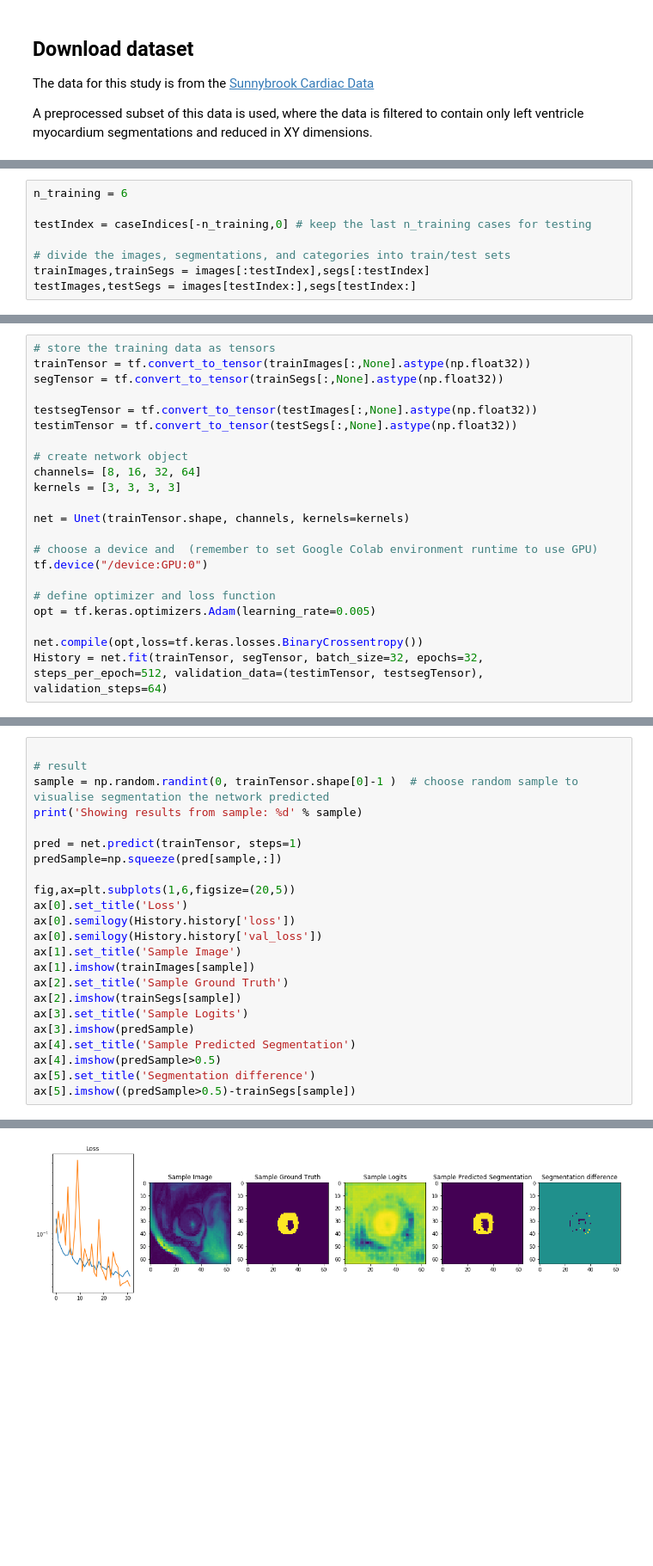
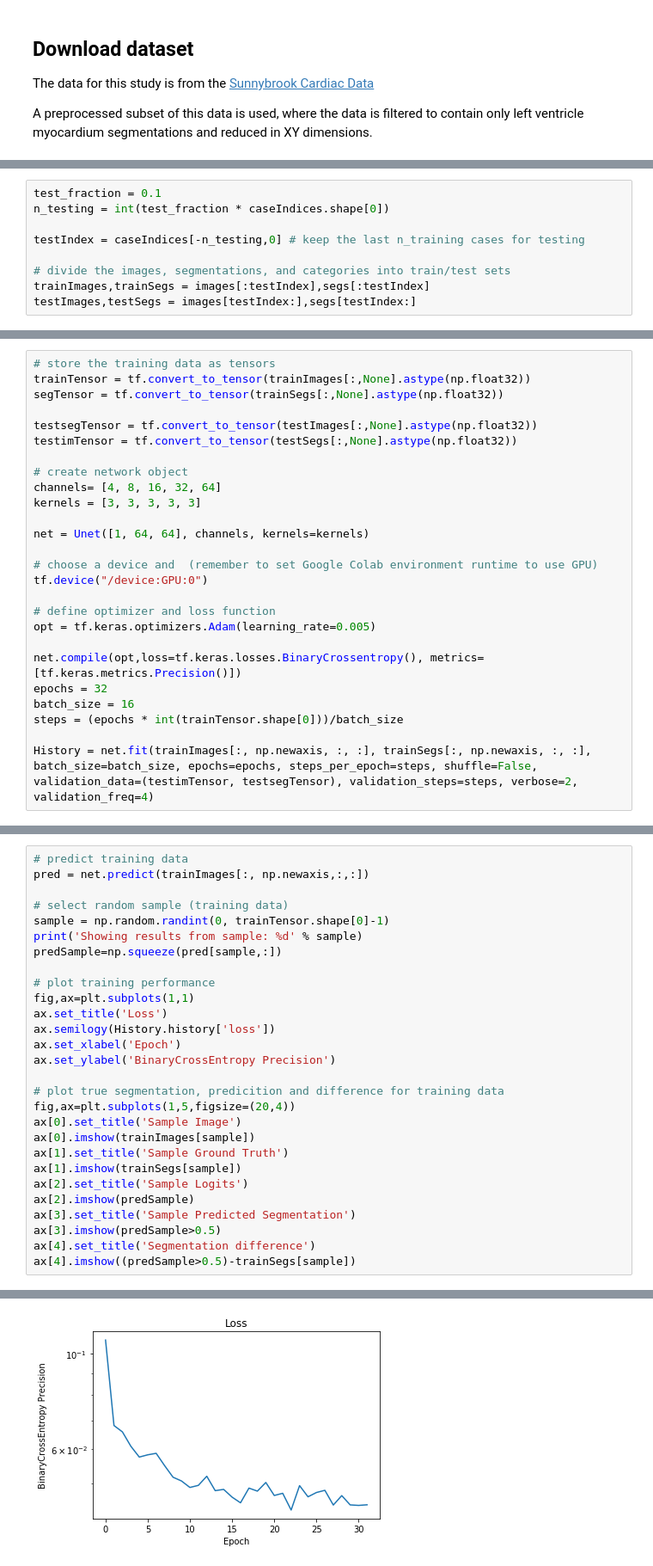
Before and after one commit to laurencejackson/NeuralNets_MRAI, a Jupyter notebook: LV_segmentation/LV_segmentation.ipynb, the cells around one changed output, grey strips where cells are left out. Shown: that part at 86% size. Saved outputs shown, nothing was run; the diff lists cells and outputs as text; blank space fills up the shorter version.

Commit message:
improved segmentations

```diff
--- a/LV_segmentation/LV_segmentation.ipynb
+++ b/LV_segmentation/LV_segmentation.ipynb
@@ -54,7 +54,8 @@ This code block splits the data set into training and test data where the variab
 # %%
-n_training = 6
+test_fraction = 0.1
+n_testing = int(test_fraction * caseIndices.shape[0])
 
-testIndex = caseIndices[-n_training,0] # keep the last n_training cases for testing
+testIndex = caseIndices[-n_testing,0] # keep the last n_training cases for testing
 
 # divide the images, segmentations, and categories into train/test sets
 trainImages,trainSegs = images[:testIndex],segs[:testIndex]
@@ -130,10 +147,10 @@ testsegTensor = tf.convert_to_tensor(testImages[:,None].astype(np.float32))
 testimTensor = tf.convert_to_tensor(testSegs[:,None].astype(np.float32))
 
 # create network object
-channels= [8, 16, 32, 64]
-kernels = [3, 3, 3, 3]
+channels= [4, 8, 16, 32, 64]
+kernels = [3, 3, 3, 3, 3]
 
-net = Unet(trainTensor.shape, channels, kernels=kernels)
+net = Unet([1, 64, 64], channels, kernels=kernels)
 
 # choose a device and  (remember to set Google Colab environment runtime to use GPU)
 tf.device("/device:GPU:0")
@@ -141,6 +158,10 @@ tf.device("/device:GPU:0")
 # define optimizer and loss function
 opt = tf.keras.optimizers.Adam(learning_rate=0.005)
 
-net.compile(opt,loss=tf.keras.losses.BinaryCrossentropy())
-History = net.fit(trainTensor, segTensor, batch_size=32, epochs=32, steps_per_epoch=512, validation_data=(testimTensor, testsegTensor), validation_steps=64)
+net.compile(opt,loss=tf.keras.losses.BinaryCrossentropy(), metrics=[tf.keras.metrics.Precision()])
+epochs = 32
+batch_size = 16
+steps = (epochs * int(trainTensor.shape[0]))/batch_size
+
+History = net.fit(trainImages[:, np.newaxis, :, :], trainSegs[:, np.newaxis, :, :], batch_size=batch_size, epochs=epochs, steps_per_epoch=steps, shuffle=False, validation_data=(testimTensor, testsegTensor), validation_steps=steps, verbose=2, validation_freq=4)
 # %% [output]
@@ -167,24 +188,29 @@ view a random sample of the test data
 # %%
+# predict training data
+pred = net.predict(trainImages[:, np.newaxis,:,:])
 
-# result
-sample = np.random.randint(0, trainTensor.shape[0]-1 )  # choose random sample to visualise segmentation the network predicted
+# select random sample (training data)
+sample = np.random.randint(0, trainTensor.shape[0]-1)
 print('Showing results from sample: %d' % sample)
-
-pred = net.predict(trainTensor, steps=1)
 predSample=np.squeeze(pred[sample,:])
 
-fig,ax=plt.subplots(1,6,figsize=(20,5))
-ax[0].set_title('Loss')
-ax[0].semilogy(History.history['loss'])
-ax[0].semilogy(History.history['val_loss'])
-ax[1].set_title('Sample Image')
-ax[1].imshow(trainImages[sample])
-ax[2].set_title('Sample Ground Truth')
-ax[2].imshow(trainSegs[sample])
-ax[3].set_title('Sample Logits')
-ax[3].imshow(predSample)
-ax[4].set_title('Sample Predicted Segmentation')
-ax[4].imshow(predSample>0.5)
-ax[5].set_title('Segmentation difference')
-ax[5].imshow((predSample>0.5)-trainSegs[sample])
+# plot training performance
+fig,ax=plt.subplots(1,1)
+ax.set_title('Loss')
+ax.semilogy(History.history['loss'])
+ax.set_xlabel('Epoch')
+ax.set_ylabel('BinaryCrossEntropy Precision')
+
+# plot true segmentation, predicition and difference for training data
+fig,ax=plt.subplots(1,5,figsize=(20,4))
+ax[0].set_title('Sample Image')
+ax[0].imshow(trainImages[sample])
+ax[1].set_title('Sample Ground Truth')
+ax[1].imshow(trainSegs[sample])
+ax[2].set_title('Sample Logits')
+ax[2].imshow(predSample)
+ax[3].set_title('Sample Predicted Segmentation')
+ax[3].imshow(predSample>0.5)
+ax[4].set_title('Segmentation difference')
+ax[4].imshow((predSample>0.5)-trainSegs[sample])
 # %% [output]
@@ -192,2 +218,2 @@ Showing results from sample: 314
 <matplotlib.image.AxesImage at 0x...>
-[figure, old version]
+[figure, new version]
```
Also changed, not shown: parts of 18 cells of this notebook.
